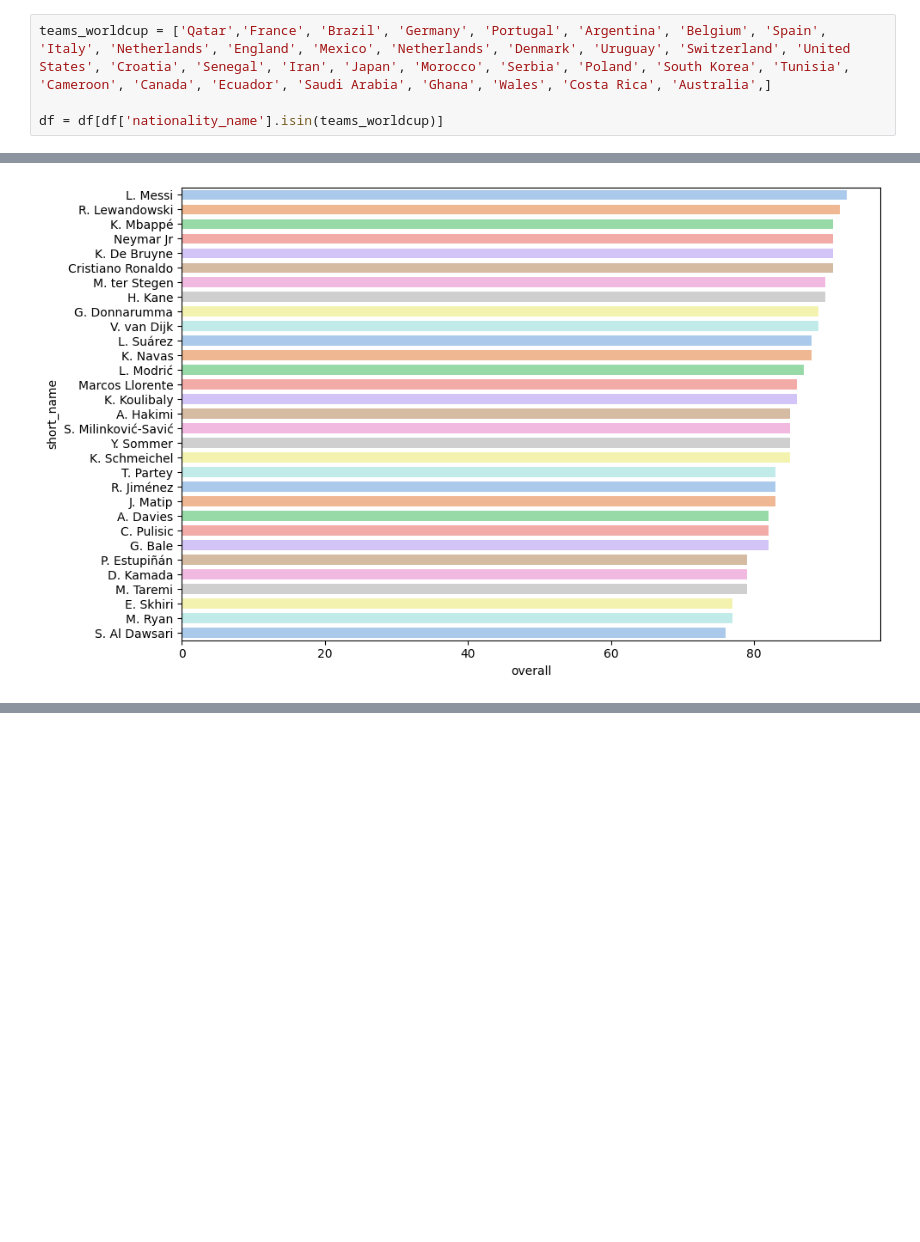
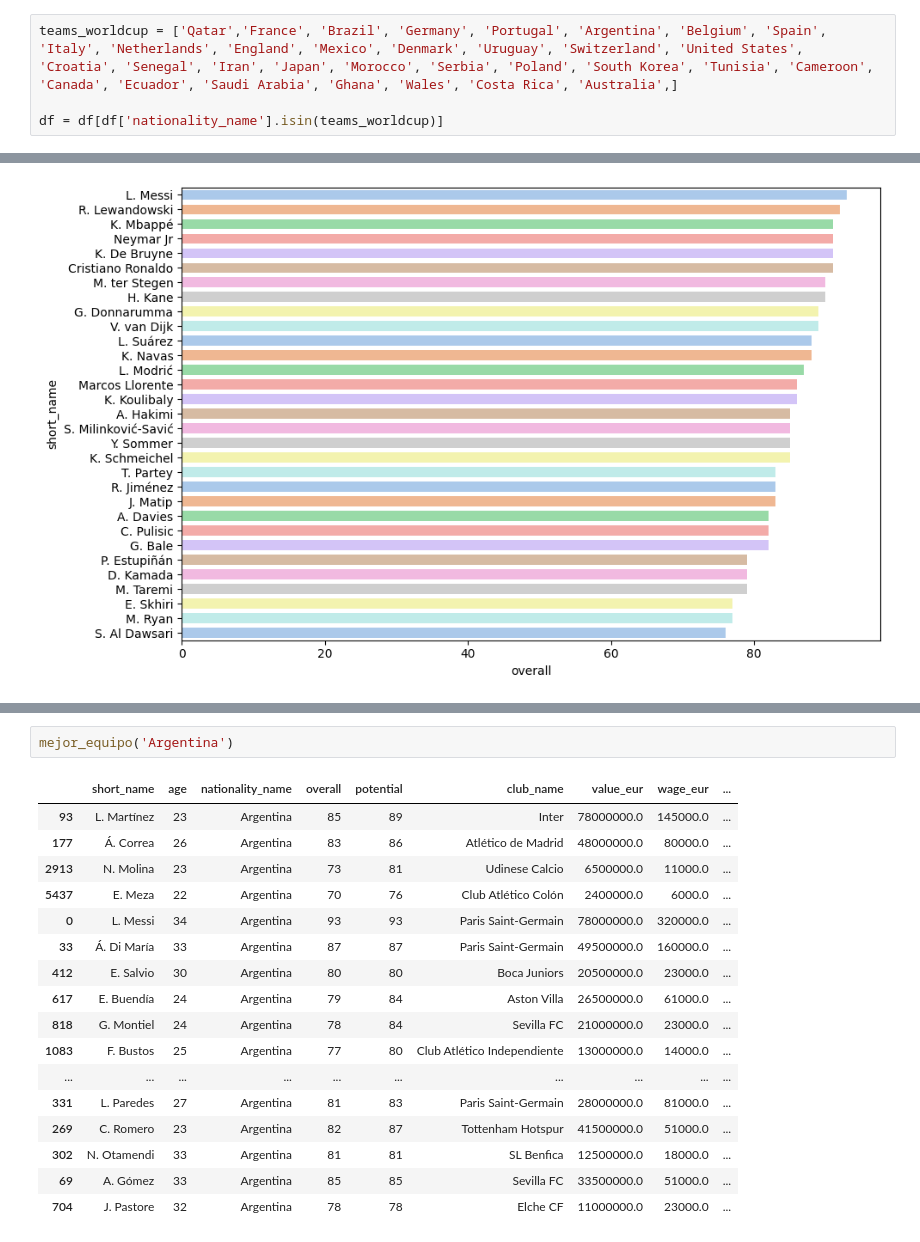
Before and after one commit to moreiracristian/prediccion_mundial_2022, a Jupyter notebook: notebook/prediccion.ipynb, the cells around one changed output, grey strips where cells are left out. Cells and saved outputs as stored; diff of their text form; blank space fills up the shorter version.

```diff
--- a/notebook/prediccion.ipynb
+++ b/notebook/prediccion.ipynb
@@ -63,7 +63,7 @@ players_missing_worldcup = ['K. Benzema', 'S. Mané', 'S. Agüero', 'Sergio Ramo
 eliminar_index = df[df['short_name'].isin(players_missing_worldcup)].index
 df.drop(eliminar_index, axis=0, inplace=True)
 # %%
-teams_worldcup = ['Qatar','France', 'Brazil', 'Germany', 'Portugal', 'Argentina', 'Belgium', 'Spain', 'Italy', 'Netherlands', 'England', 'Mexico', 'Netherlands', 'Denmark', 'Uruguay', 'Switzerland', 'United States', 'Croatia', 'Senegal', 'Iran', 'Japan', 'Morocco', 'Serbia', 'Poland', 'South Korea', 'Tunisia', 'Cameroon', 'Canada', 'Ecuador', 'Saudi Arabia', 'Ghana', 'Wales', 'Costa Rica', 'Australia',]
+teams_worldcup = ['Qatar','France', 'Brazil', 'Germany', 'Portugal', 'Argentina', 'Belgium', 'Spain', 'Italy', 'Netherlands', 'England', 'Mexico', 'Denmark', 'Uruguay', 'Switzerland', 'United States', 'Croatia', 'Senegal', 'Iran', 'Japan', 'Morocco', 'Serbia', 'Poland', 'South Korea', 'Tunisia', 'Cameroon', 'Canada', 'Ecuador', 'Saudi Arabia', 'Ghana', 'Wales', 'Costa Rica', 'Australia',]
 
 df = df[df['nationality_name'].isin(teams_worldcup)]
 # %%
@@ -127,0 +134,20 @@ The palette list has fewer values (10) than needed (31) and will cycle, which ma
+# %%
+mejor_equipo('Argentina')
+# %% [output]
+|  | short_name | age | nationality_name | overall | potential | club_name | value_eur | wage_eur | ... |
+| 93 | L. Martínez | 23 | Argentina | 85 | 89 | Inter | 78000000.0 | 145000.0 | ... |
+| 177 | Á. Correa | 26 | Argentina | 83 | 86 | Atlético de Madrid | 48000000.0 | 80000.0 | ... |
+| 2913 | N. Molina | 23 | Argentina | 73 | 81 | Udinese Calcio | 6500000.0 | 11000.0 | ... |
+| 5437 | E. Meza | 22 | Argentina | 70 | 76 | Club Atlético Colón | 2400000.0 | 6000.0 | ... |
+| 0 | L. Messi | 34 | Argentina | 93 | 93 | Paris Saint-Germain | 78000000.0 | 320000.0 | ... |
+| 33 | Á. Di María | 33 | Argentina | 87 | 87 | Paris Saint-Germain | 49500000.0 | 160000.0 | ... |
+| 412 | E. Salvio | 30 | Argentina | 80 | 80 | Boca Juniors | 20500000.0 | 23000.0 | ... |
+| 617 | E. Buendía | 24 | Argentina | 79 | 84 | Aston Villa | 26500000.0 | 61000.0 | ... |
+| 818 | G. Montiel | 24 | Argentina | 78 | 84 | Sevilla FC | 21000000.0 | 23000.0 | ... |
+| 1083 | F. Bustos | 25 | Argentina | 77 | 80 | Club Atlético Independiente | 13000000.0 | 14000.0 | ... |
+| ... | ... | ... | ... | ... | ... | ... | ... | ... | ... |
+| 331 | L. Paredes | 27 | Argentina | 81 | 83 | Paris Saint-Germain | 28000000.0 | 81000.0 | ... |
+| 269 | C. Romero | 23 | Argentina | 82 | 87 | Tottenham Hotspur | 41500000.0 | 51000.0 | ... |
+| 302 | N. Otamendi | 33 | Argentina | 81 | 81 | SL Benfica | 12500000.0 | 18000.0 | ... |
+| 69 | A. Gómez | 33 | Argentina | 85 | 85 | Sevilla FC | 33500000.0 | 51000.0 | ... |
+| 704 | J. Pastore | 32 | Argentina | 78 | 78 | Elche CF | 11000000.0 | 23000.0 | ... |
```
Also changed, not shown: parts of 12 cells of this notebook.
